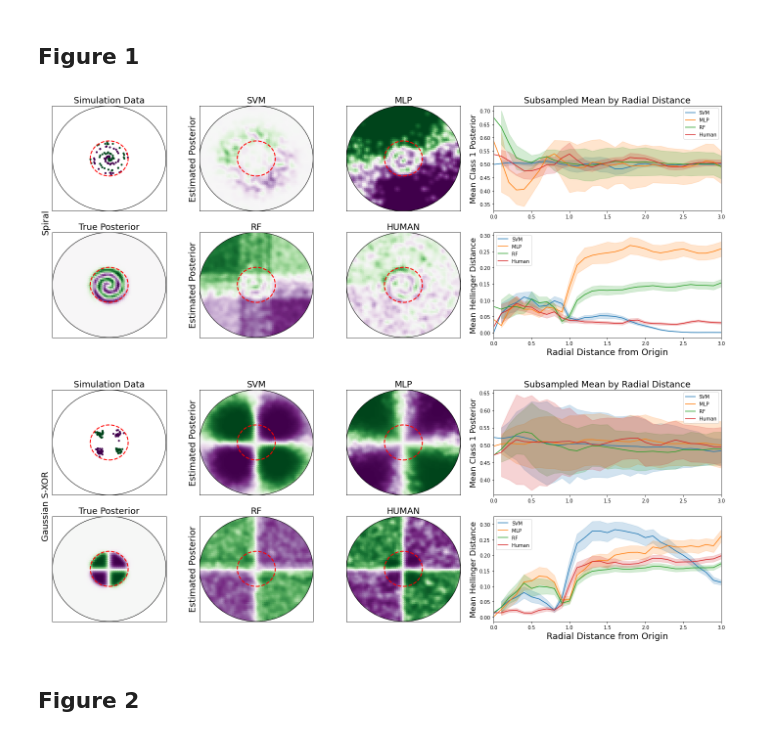
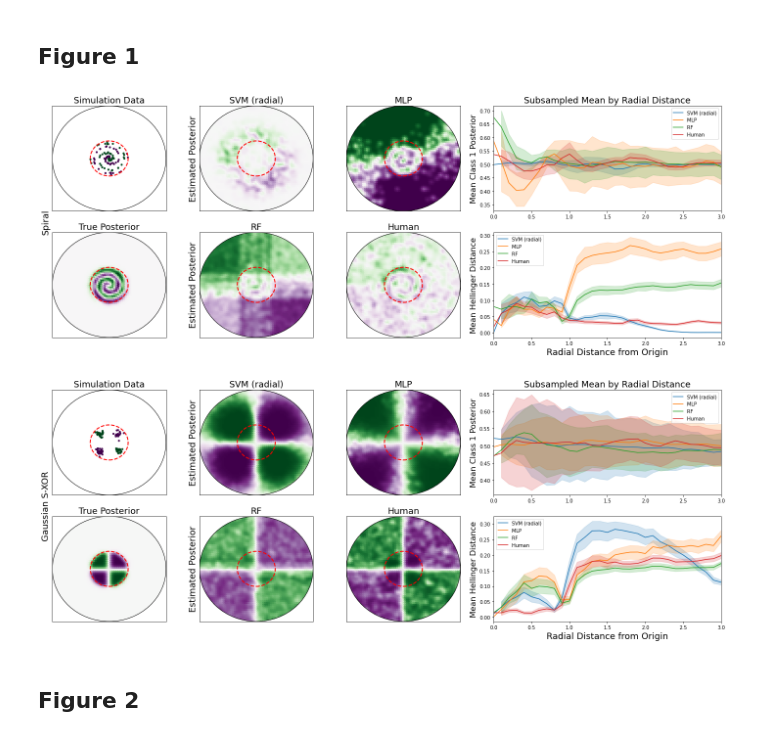
Before and after one commit to jshinm/inductive-bias-experiment, a Jupyter notebook: experiments/20210820_generate_pub_figures.ipynb, the cells around one changed output. Drawn from its saved outputs; the diff is of its cells as text; code cells hidden in the pictures.

```diff
--- a/experiments/20210820_generate_pub_figures.ipynb
+++ b/experiments/20210820_generate_pub_figures.ipynb
@@ -58,13 +58,12 @@ uX0, uX1 = uX[:,0], uX[:,1]
 
 # ib.mask = ib.generate_mask(rng=4.3) #739.6k points
 label = ib.mtype[:3] + ['Human'] #excluding QDA
+label[0] = 'SVM (radial)'
 dtype = ib.dtype[2:5:2]
 fsize = 18
 
 #figure
 SAVEFIG = False
-# %%
-label = ib.mtype[:3] + ['Human']
 # %%
 ib.load_sampledData()
 # %% [output]
@@ -151,19 +150,19 @@ for ii, j in enumerate([2,4]):#[2, 4]
                 # estimated posterior (SVM)
                 if cnt == 2:
                     mtype_i = mtype[ii][0]
-                    axs.set_title(ib.mtype[0], fontsize=fsize)
+                    axs.set_title(label[0], fontsize=fsize)
                 # estimated posterior (MLP)
                 elif cnt == 3:
                     mtype_i = mtype[ii][1]
-                    axs.set_title(ib.mtype[1], fontsize=fsize)
+                    axs.set_title(label[1], fontsize=fsize)
                 # estimated posterior (RF)
                 elif cnt == 6:
                     mtype_i = mtype[ii][2]
-                    axs.set_title(ib.mtype[2], fontsize=fsize)
+                    axs.set_title(label[2], fontsize=fsize)
                 # human estimates
                 elif cnt == 7:
                     mtype_i = mtype[ii][3]
-                    axs.set_title('HUMAN', fontsize=fsize)
+                    axs.set_title(label[3], fontsize=fsize)
 
                 pcm = axs.scatter(x=np.array(xy)[:,0], y=np.array(xy)[:,1], c=mtype_i, cmap=cmap, vmin=0, vmax=1)
 
@@ -195,35 +194,35 @@ for ii, j in enumerate([2,4]):#[2, 4]
                 axs.set_ylim([-3, 3])
 
             if k == 0 and i == 0:
                 axs.set_title('Simulation Data', fontsize=fsize)
 
             if k == 1 and i == 0:
                 axs.set_title('True Posterior', fontsize=fsize)
 
             if k == 0 and i == 3:
                 axs.set_ylabel('Mean Class 1 Posterior', fontsize=fsize-2)
                 axs.set_title('Subsampled Mean by Radial Distance', fontsize=fsize)
                 axs.set_xlabel('', fontsize=fsize)
                 axs.set_xlim([0, 3])
 
             if k == 1 and i == 3:
                 axs.set_ylabel('Mean Hellinger Distance', fontsize=fsize-2)
                 axs.set_xlabel('Radial Distance from Origin', fontsize=fsize)
                 axs.set_xlim([0, 3])
 
             if i == 1 and (k == 0 or k == 1):
                 axs.set_ylabel('Estimated Posterior', fontsize=fsize)
 
             if i < 3:
                 axs.set_xticks([])
                 axs.set_yticks([])
 
     plt.tight_layout(pad=2)
     if SAVEFIG:
         plt.savefig(f'figs/[20210820_generate_pub_figures]_figure1_{fname[ii]}_{str(ib.date.date())}.jpg', bbox_inches='tight')
 # %% [output]
-[figure, old version]
+[figure, new version]
-[figure, old version]
+[figure, new version]
 # %% [markdown]
 ## Figure 2
 # %% [markdown]
```
Also changed, not shown: parts of 6 cells of this notebook.
